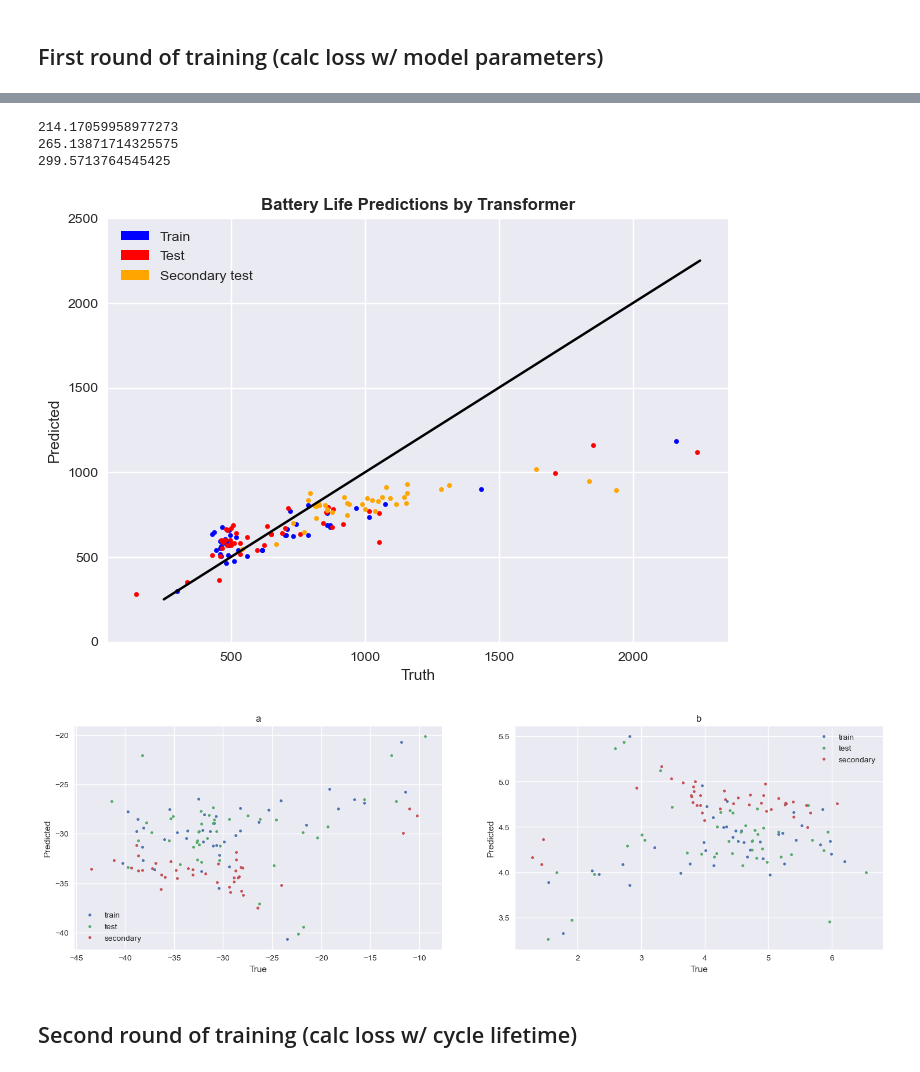
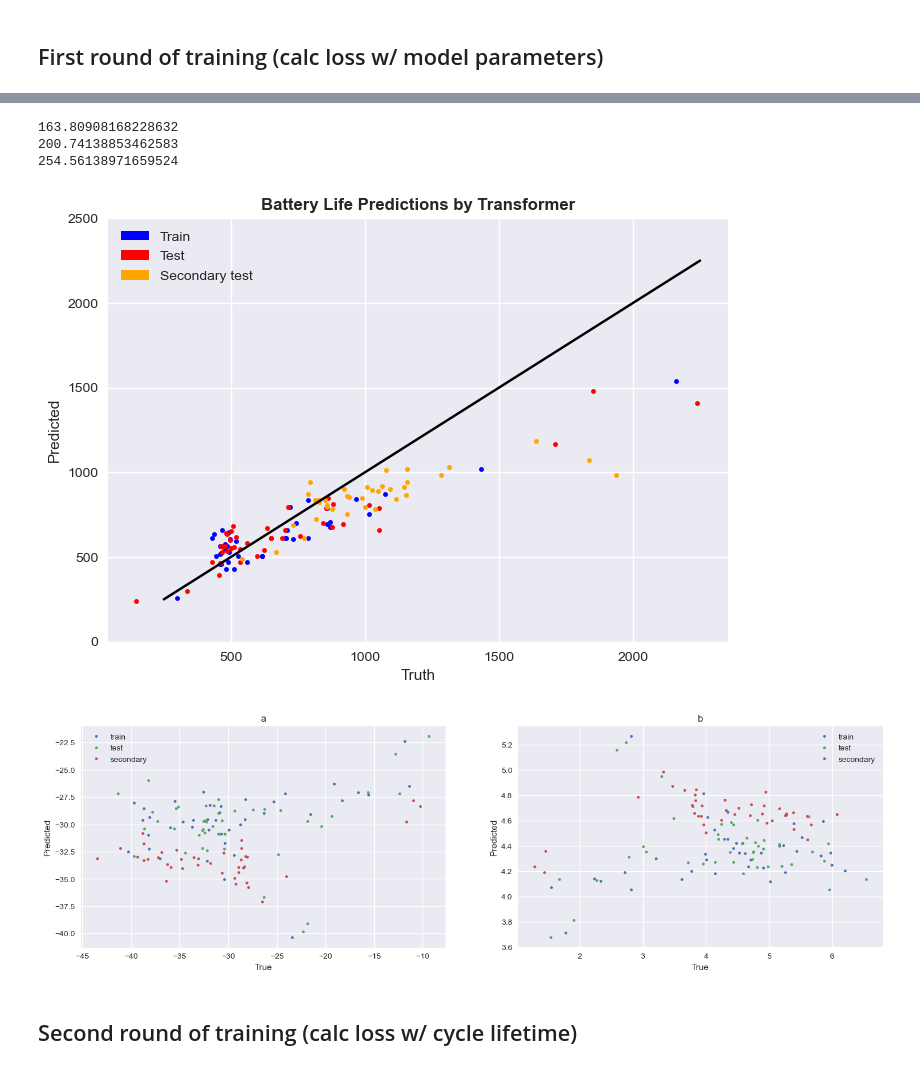
Before and after one commit to nathan99sun/HybridPred, a Jupyter notebook: Physics/curve_fitting_multistage_attn.ipynb, the cells around one changed output, grey strips where cells are left out. Drawn from its saved outputs; the diff is of its cells as text; code cells hidden in the pictures.

```diff
--- a/Physics/curve_fitting_multistage_attn.ipynb
+++ b/Physics/curve_fitting_multistage_attn.ipynb
@@ -20,6 +20,7 @@ def func(x, a, b):
 # %%
 params = []
 cycle_lives = []
+true_gammas = []
 #pred_cycle_lives = []
 for id in bat_dict.keys():
     bat = bat_dict[id]
@@ -38,10 +39,13 @@ for id in bat_dict.keys():
     params.append([alpha,beta])
 
     cycle_lives.append(bat["cycle_life"][0])
-    #pred_cycle_lives.append([np.power(np.exp(-alpha)*(0.2-gamma),1/beta)])
+#     true_cycle_lives.append(bat["cycle_life"][0])
+#     fit_cycle_lives.append([np.power(np.exp(-alpha)*(0.2-Y[0]),1/beta)])
+    true_gammas.append([Y[0]])
 params = np.array(params)
 print(params)
 cycle_lives = np.array(cycle_lives)
+true_gammas = np.array(true_gammas)
 #pred_cycle_lives = np.array(pred_cycle_lives)
 # %% [output]
 [[-22.34157226   2.72843734]
@@ -145,18 +149,21 @@ secondary_ind = np.array([ 84,  85,  86,  87,  88,  89,  90,  91,  92,  93,  94,
 x_train = data[:,[1,2,3]][train_ind]
 y_train = params[train_ind]
 life_train = cycle_lives[train_ind]
+true_gammas_train = true_gammas[train_ind]
 
 x_test = data[:,[1,2,3]][test_ind]
 y_test = params[test_ind]
 life_test = cycle_lives[test_ind]
+true_gammas_test = true_gammas[test_ind]
 
 x_stest = data[:,[1,2,3]][secondary_ind]
 y_stest = params[secondary_ind]
 life_stest = cycle_lives[secondary_ind]
+true_gammas_stest = true_gammas[secondary_ind]
 # %%
-train = TensorDataset(torch.Tensor(x_train),torch.Tensor(y_train),torch.Tensor(life_train))
-test = TensorDataset(torch.Tensor(x_test),torch.Tensor(y_test),torch.Tensor(life_test))
-stest = TensorDataset(torch.Tensor(x_stest),torch.Tensor(y_stest),torch.Tensor(life_stest))
+train = TensorDataset(torch.Tensor(x_train),torch.Tensor(y_train),torch.Tensor(life_train), torch.Tensor(true_gammas_train))
+test = TensorDataset(torch.Tensor(x_test),torch.Tensor(y_test),torch.Tensor(life_test), torch.Tensor(true_gammas_test))
+stest = TensorDataset(torch.Tensor(x_stest),torch.Tensor(y_stest),torch.Tensor(life_stest), torch.Tensor(true_gammas_stest))
 # %%
 class AttentionModel(torch.nn.Module):
     def __init__(self, d_model, feat_dim, n_cycle, vdim=1, num_heads=1, attn_model="softmax", beta=1, skip_connect=0):
@@ -266,7 +273,7 @@ for i in range(nepoch):
 
     for j,batch in enumerate(train_batched):
         optimizer.zero_grad()
-        train_input, train_label, _ = batch
+        train_input, train_label, _, true_gamma = batch
         output = model(train_input.to(device))
 
         loss = criterion(output, train_label, weights=torch.tensor([1/32,1/4]))
@@ -276,14 +283,14 @@ for i in range(nepoch):
         optimizer.step()
 
     for cell in test_batched:
-        test_input, test_label, _ = cell
+        test_input, test_label, _, true_gamma = cell
         test_output = model(test_input.to(device))
         test_loss = criterion(test_output, test_label, weights=torch.tensor([1/32,1/4]))
 
         total_loss_test += test_loss.item()
 
     for cell in stest_batched:
-        stest_input, stest_label, _ = cell
+        stest_input, stest_label, _, true_gamma = cell
         stest_output = model(stest_input.to(device))
         stest_loss = criterion(stest_output, stest_label, weights=torch.tensor([1/32,1/4]))
 
@@ -326,13 +333,12 @@ fig, ax = plt.subplots()
 colors = ["blue","red","orange"]
 parameter_results = {0:[[], []], 1:[[], []], 2:[[], []]}
 for i,dataset in enumerate([train,test,stest]):
-    Y = Ys[i]
     predicted =[]
     labels = []
     for cell in dataset:
-        input, label, true_life = cell
+        input, label, true_life, true_gamma = cell
         pred = model(input[None,:].to(device)).detach().numpy()[0]
-        pred_life = np.power(np.exp(-pred[0])*(0.2-Y[0]),1/pred[1])
+        pred_life = np.power(np.exp(-pred[0])*(0.2-true_gamma[0]),1/pred[1])
         #true_life = np.power(np.exp(-label[0])*(0.2-label[2]),1/label[1])
         parameter_results[i][0].append(label.detach().numpy())
         parameter_results[i][1].append(pred)
@@ -342,38 +348,38 @@ for i,dataset in enumerate([train,test,stest]):
     print(np.sqrt(np.mean(np.power(np.array(predicted)-np.array(labels),2))))
     ax.plot(labels, predicted, ".",color=colors[i])
     ax.set_xlabel("Truth")
     ax.set_ylabel("Predicted")
 
 ax.plot(np.linspace(250,2250),np.linspace(250,2250),color="black")
 ax.set_ylim([0,2500])
 ax.set_title("Battery Life Predictions by Transformer",fontweight="semibold")
 
 legend_elements = [Patch(facecolor='blue', label='Train'),
                    Patch(facecolor='red', label='Test'),
                    Patch(facecolor='orange', label='Secondary test')]
 ax.legend(handles=legend_elements)
 plt.show()
 
 for i in range(3):
     parameter_results[i][0] = np.array(parameter_results[i][0])
     parameter_results[i][1] = np.array(parameter_results[i][1])
 
 plt.rcParams["figure.figsize"] = (18, 5)
 fig, axs = plt.subplots(1, 2)
 for i, title in zip(range(2), ["a", "b"]):
     axs[i].set_title(title)
     for j, lab in zip(range(3), ["train", "test", "secondary"]):
         axs[i].plot(parameter_results[j][0][:, i], parameter_results[j][1][:, i], ".", label = lab)
         axs[i].set_xlabel("True")
         axs[i].set_ylabel("Predicted")
     axs[i].legend()
 plt.show()
 # %% [output]
-214.17059958977273
-265.13871714325575
-299.5713764545425
+163.80908168228632
+200.74138853462583
+254.56138971659524
-[figure, old version]
+[figure, new version]
-[figure, old version]
+[figure, new version]
 # %% [markdown]
 ## Second round of training (calc loss w/ cycle lifetime)
 # %%
```
Also changed, not shown: parts of 5 cells of this notebook.
